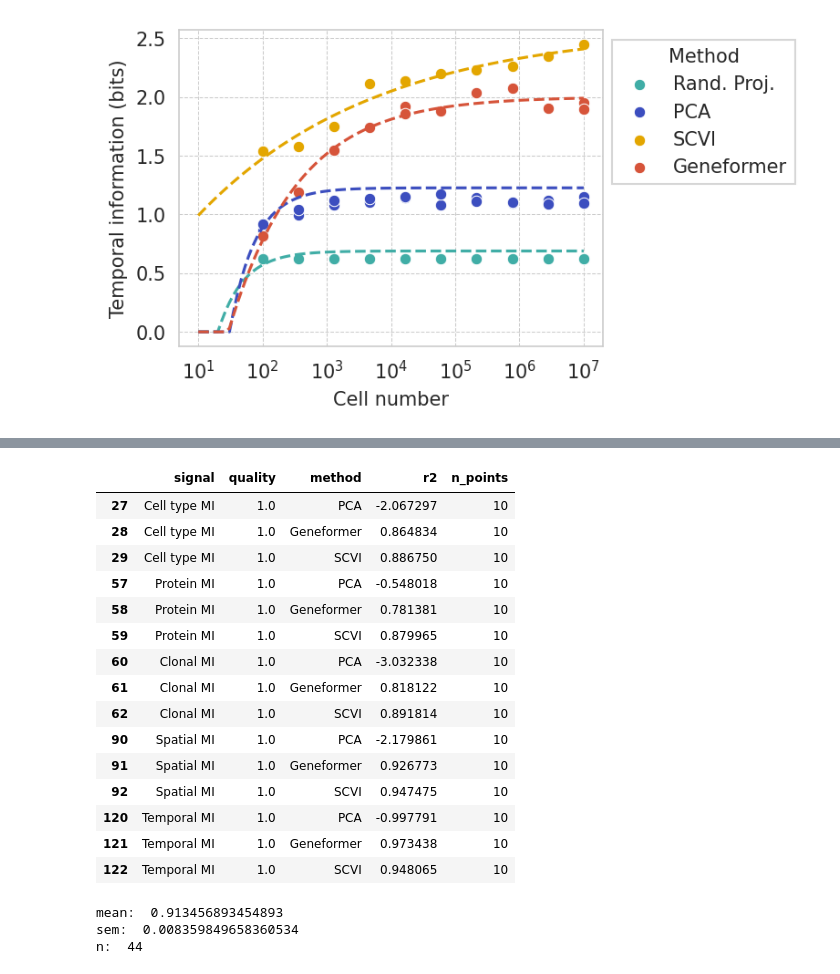
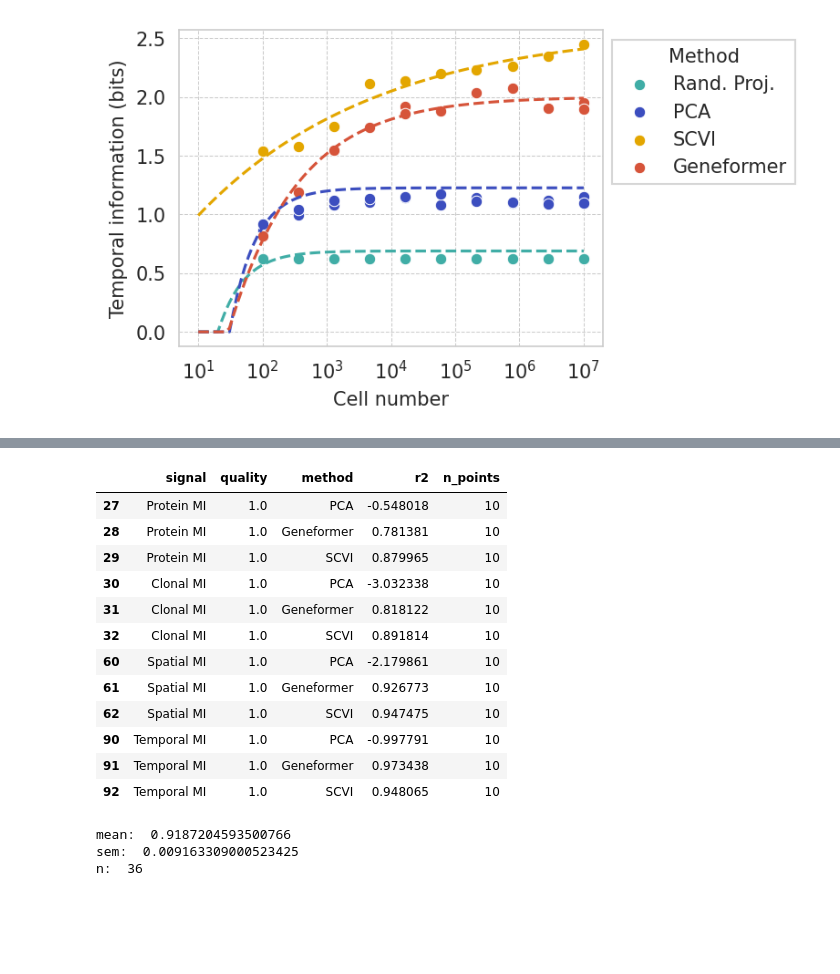
Before and after one commit to igor-sadalski/Scaling-up-measurement-noise-scaling-laws, a Jupyter notebook: analysis/cell_number_scaling.ipynb, the cells around one changed output, grey strips where cells are left out. Saved outputs shown, nothing was run; the diff lists cells and outputs as text; code cells hidden in the pictures; blank space fills up the shorter version.

```diff
--- a/analysis/cell_number_scaling.ipynb
+++ b/analysis/cell_number_scaling.ipynb
@@ -102,23 +100,3 @@ def plot_precomputed(ax, df, param_df, palette, plot_fits=False):
                 #     a, b = 1 / xbar, (1 / xbar) * (2**(2 * imax))
                 #     ys = info_scaling(xs, a, b)
                 #     plot_fit(ax, xs / xbar, ys / imax, palette[idx])
-# %%
-fig, ax = plt.subplots(figsize=(6, 4))
-
-xs = np.logspace(-3, 1, 100)
-ax.plot(xs, xs, color='black', linestyle='--', alpha=0.4, lw=1.5,
-         label=r'$y = x$',zorder=10)
-
-
-
-# run the plotting functions
-plot_precomputed(ax, df, sc_param_df, pretty_palette)
-ax.set_xscale('log')
-ax.set_yscale('log')
-ax.set_xlabel(r'$(N/N_0)^{-s}$')
-ax.set_ylabel(r'$I_{\infty} - I$')
-ax.set_xlim(1e-3, 1e1)
-handles, labels = ax.get_legend_handles_labels()
-by_label = dict(zip(labels, handles))
-ax.legend(by_label.values(), by_label.keys(), loc='upper left',
-           bbox_to_anchor=(1.02, 1.), title='Dataset')
@@ -410,13 +354,15 @@ plt.show()
 from sklearn.metrics import r2_score
 
 def compute_r2_for_fits(df, param_df):
-    """Compute R² for each pre-calculated fit."""
+    """Compute R2 for each pre-calculated fit."""
     hue_order = ['PCA', 'Geneformer', 'SCVI']
 
     r2_results = []
 
     # loop through all our datasets
     for sig in df['signal'].unique():
+        if sig == 'Cell type MI':
+            continue
         for q in df['quality'].unique():
             for alg in hue_order:
                 data = df[(df['signal'] == sig) & (df['quality'] == q) & (df['algorithm'] == alg)]
@@ -429,57 +375,54 @@ def compute_r2_for_fits(df, param_df):
 
                 p = param_df[(param_df['metric'] == sig) & (param_df['method'] == alg) & (param_df['quality'] == q)]
                 if p.empty:
                     continue
 
                 s = p['s'].values[0]
                 N0 = p['N0'].values[0]
                 I_inf = p['I_inf'].values[0]
 
                 # Predict y values using the fit parameters
                 y_pred = I_inf - (x / N0) ** (-s)
                 r2 = r2_score(y, y_pred)
 
                 r2_results.append({
                     'signal': sig,
                     'quality': q,
                     'method': alg,
                     'r2': r2,
                     'n_points': len(y)
                 })
 
     return pd.DataFrame(r2_results)
 
 r2_df = compute_r2_for_fits(df, sc_param_df)
 
 # Filter for quality == 1
 r2_quality1 = r2_df[r2_df['quality'] == 1]
 r2_quality1
 # %% [output]
 |  | signal | quality | method | r2 | n_points |
-| 27 | Cell type MI | 1.0 | PCA | -2.067297 | 10 |
-| 28 | Cell type MI | 1.0 | Geneformer | 0.864834 | 10 |
-| 29 | Cell type MI | 1.0 | SCVI | 0.886750 | 10 |
-| 57 | Protein MI | 1.0 | PCA | -0.548018 | 10 |
-| 58 | Protein MI | 1.0 | Geneformer | 0.781381 | 10 |
-| 59 | Protein MI | 1.0 | SCVI | 0.879965 | 10 |
-| 60 | Clonal MI | 1.0 | PCA | -3.032338 | 10 |
-| 61 | Clonal MI | 1.0 | Geneformer | 0.818122 | 10 |
-| 62 | Clonal MI | 1.0 | SCVI | 0.891814 | 10 |
-| 90 | Spatial MI | 1.0 | PCA | -2.179861 | 10 |
-| 91 | Spatial MI | 1.0 | Geneformer | 0.926773 | 10 |
-| 92 | Spatial MI | 1.0 | SCVI | 0.947475 | 10 |
-| 120 | Temporal MI | 1.0 | PCA | -0.997791 | 10 |
-| 121 | Temporal MI | 1.0 | Geneformer | 0.973438 | 10 |
-| 122 | Temporal MI | 1.0 | SCVI | 0.948065 | 10 |
+| 27 | Protein MI | 1.0 | PCA | -0.548018 | 10 |
+| 28 | Protein MI | 1.0 | Geneformer | 0.781381 | 10 |
+| 29 | Protein MI | 1.0 | SCVI | 0.879965 | 10 |
+| 30 | Clonal MI | 1.0 | PCA | -3.032338 | 10 |
+| 31 | Clonal MI | 1.0 | Geneformer | 0.818122 | 10 |
+| 32 | Clonal MI | 1.0 | SCVI | 0.891814 | 10 |
+| 60 | Spatial MI | 1.0 | PCA | -2.179861 | 10 |
+| 61 | Spatial MI | 1.0 | Geneformer | 0.926773 | 10 |
+| 62 | Spatial MI | 1.0 | SCVI | 0.947475 | 10 |
+| 90 | Temporal MI | 1.0 | PCA | -0.997791 | 10 |
+| 91 | Temporal MI | 1.0 | Geneformer | 0.973438 | 10 |
+| 92 | Temporal MI | 1.0 | SCVI | 0.948065 | 10 |
 # %%
 # compute mean and sem
-filtered = r2_df[(r2_df['method'].isin(['Geneformer', 'SCVI'])) & (r2_df['quality'] > 0.1)]
+filtered = r2_df[(r2_df['method'].isin(['Geneformer', 'SCVI'])) & (r2_df['quality'] >= 0.1)]
 m = filtered['r2'].mean()
 sem = filtered['r2'].sem()
 print('mean: ', m)
 print('sem: ', sem)
 print('n: ', len(filtered))
 # %% [output]
-mean:  0.913456893454893
-sem:  0.008359849658360534
-n:  44
+mean:  0.9187204593500766
+sem:  0.009163309000523425
+n:  36
```
Also changed, not shown: parts of 3 cells of this notebook, 8 other files.
